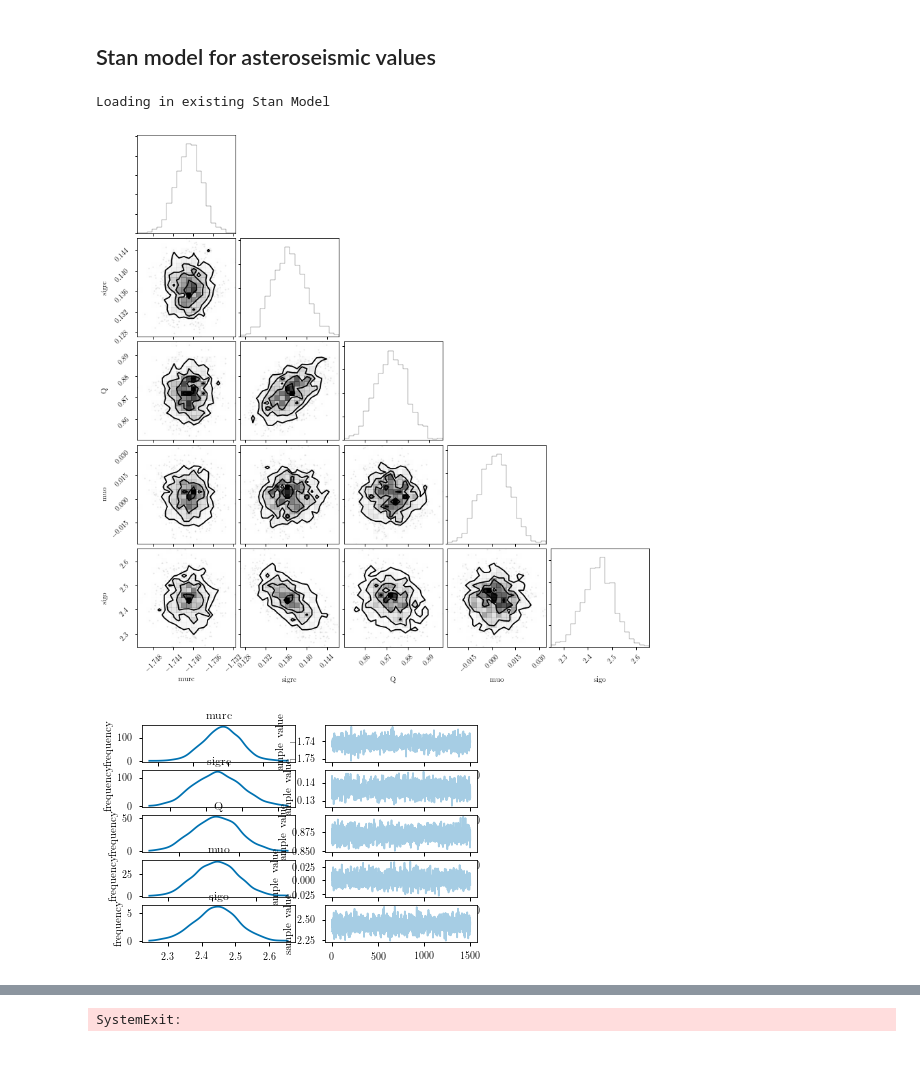
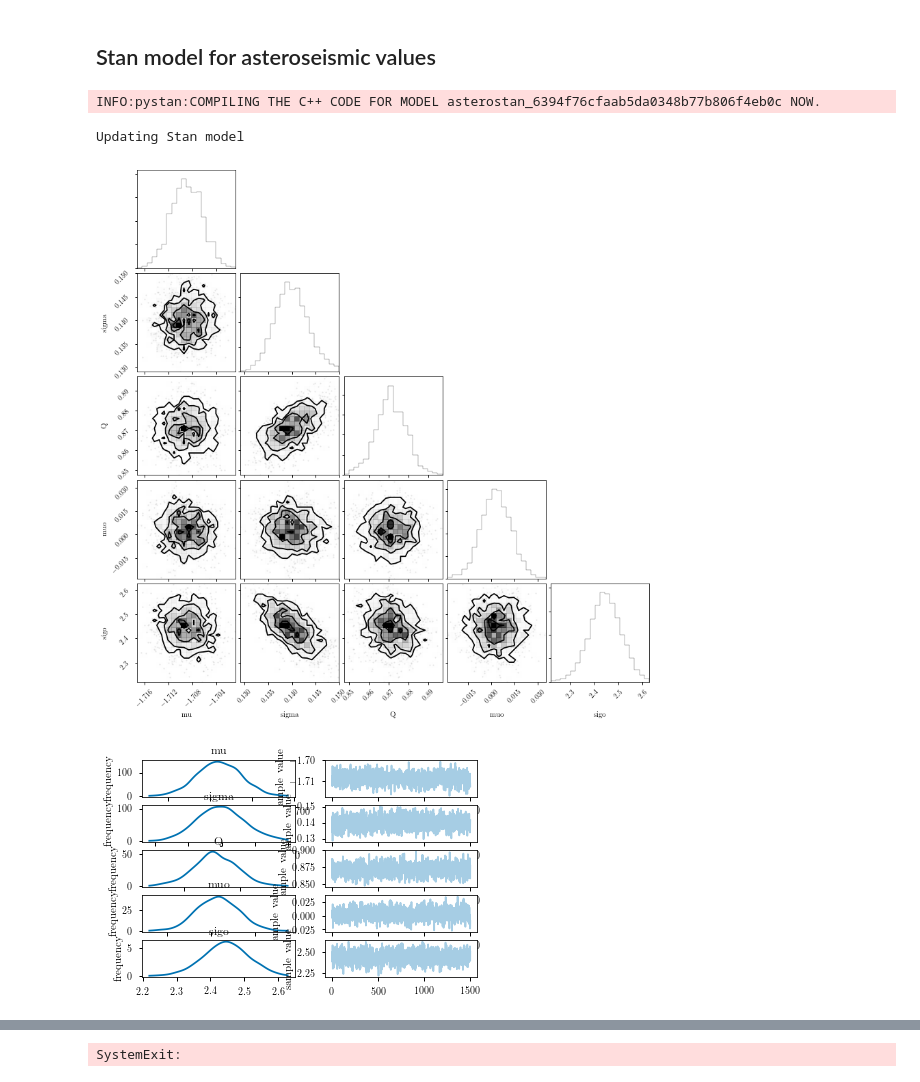
Before and after one commit to ojhall94/GAIA, a Jupyter notebook: hbmm_yu18.ipynb, the cells around one changed output, grey strips where cells are left out. Cells and saved outputs as stored; diff of their text form; code cells hidden in the pictures.

```diff
--- a/hbmm_yu18.ipynb
+++ b/hbmm_yu18.ipynb
@@ -21,7 +21,7 @@ Populating the interactive namespace from numpy and matplotlib
 # %%
 def read_data():
 #     sfile = '../Data/MRCxyu18.csv'
-    sfile = '../data/KepxDR2/MRCxyu18.csv'
+    sfile = '../data/KepxDR2/MRCxyu18_wdupes_BC.csv'
     df = pd.read_csv(sfile,index_col=0)
     return df
 
@@ -70,35 +70,35 @@ print(np.median(aKs))
 # %% [markdown]
 ## Stan model for asteroseismic values
 # %%
-overwrite = False
+overwrite = True
 asterostan = '''data {
     int<lower = 0> N;
-    real Mi[N];
-    real <lower=0> Mi_err[N];
+    real M[N];
+    real <lower=0> M_err[N];
 }
 
 parameters {
-    real murc;
+    real mu;
     real muo;
-    real <lower=0.001> sigrc;
+    real <lower=0.001> sigma;
     real <lower=0.> sigo;
     real <lower=0.,upper=1.> Q;
-    real Mi_true_std[N];
+    real M_true_std[N];
 }
 
 transformed parameters {
-    real Mi_true[N]; // Transorm from N(0,1) back to M
+    real M_true[N]; // Transorm from N(0,1) back to M
     for (n in 1:N) {
-        Mi_true[n] = Mi_true_std[n] * sigrc + murc;
+        M_true[n] = mu + sigma * M_true_std[n];
     }
 }
 
 model {
-    Mi ~ normal(Mi_true, Mi_err); //Measurement uncertainty
+    M ~ normal(M_true, M_err); //Measurement uncertainty
 
     //Parameters in true space
-    murc ~ normal(-1.71, .1);
-    sigrc ~ normal(.1, .05);
+    mu ~ normal(-1.71, .1);
+    sigma ~ normal(.1, .05);
     Q ~ normal(.95, .01);
 
     //Parameters in transformed space
@@ -108,8 +108,8 @@ model {
     //Mixture model (in transformed space)
     for (n in 1:N)
         target += log_mix(Q,
-            normal_lpdf(Mi_true_std[n] | 0, 1),
-            normal_lpdf(Mi_true_std[n] | muo, sigo));
+            normal_lpdf(M_true_std[n] | 0, 1),
+            normal_lpdf(M_true_std[n] | muo, sigo));
 }
 
 generated quantities {
@@ -119,8 +119,8 @@ generated quantities {
     real ll_bg;
 
     for (n in 1:N){
-        ll_fg = log(Q) + normal_lpdf(Mi_true_std[n] | 0, 1);
-        ll_bg = log(1-Q) + normal_lpdf(Mi_true_std[n] | muo, sigo);
+        ll_fg = log(Q) + normal_lpdf(M_true_std[n] | 0, 1);
+        ll_bg = log(1-Q) + normal_lpdf(M_true_std[n] | muo, sigo);
         post_prob[n] = exp(ll_fg - log_sum_exp(ll_fg, ll_bg));
         bg_pp[n] = exp(ll_bg - log_sum_exp(ll_fg, ll_bg));
     }
@@ -143,15 +143,19 @@ else:
         with open(model_path, 'wb') as f:
             pickle.dump(sm, f)
 # %% [output]
-Loading in existing Stan Model
+INFO:pystan:COMPILING THE C++ CODE FOR MODEL asterostan_6394f76cfaab5da0348b77b806f4eb0c NOW.
+Updating Stan model
 # %%
 sel = df[:]
+M = sel.ast_MKs.values
+M_err = sel.ast_M_err.values
+m = sel.kmag
 dat = {'N': len(sel),
-      'Mi': sel.ast_MKs.values,
-      'Mi_err' : sel.ast_M_err.values}
+      'M': M,
+      'M_err' : M_err}
 
-init = [{'murc':-1.71,
-       'sigrc':0.2,
+init = [{'mu':-1.71,
+       'sigma':0.2,
        'Q': 0.95,
        'muo':0.,
        'sigo':1.}]
@@ -159,13 +163,12 @@ init = [{'murc':-1.71,
 fit = sm.sampling(data=dat, iter=3000, chains=1, init=init)
 # %%
 import corner
-trace = fit.extract()
-chain = np.array([trace['murc'],trace['sigrc'],trace['Q'],trace['muo'],trace['sigo']])#,trace['tmuo'],trace['tsigo']])
-corner.corner(chain.T,labels=['murc','sigrc','Q','muo','sigo'])#,'tmuo','tsigo'])
+chain = np.array([fit['mu'],fit['sigma'],fit['Q'],fit['muo'],fit['sigo']])
+corner.corner(chain.T,labels=['mu','sigma','Q','muo','sigo'])
 plt.show()
-fit.plot(pars=['murc','sigrc','Q','muo','sigo'])
+fit.plot(pars=['mu','sigma','Q','muo','sigo'])
 plt.show()
 # %% [output]
-[figure, old version]
+[figure, new version]
-[figure, old version]
+[figure, new version]
 # %%
```
Also changed, not shown: parts of 5 cells of this notebook, 3 other files.
